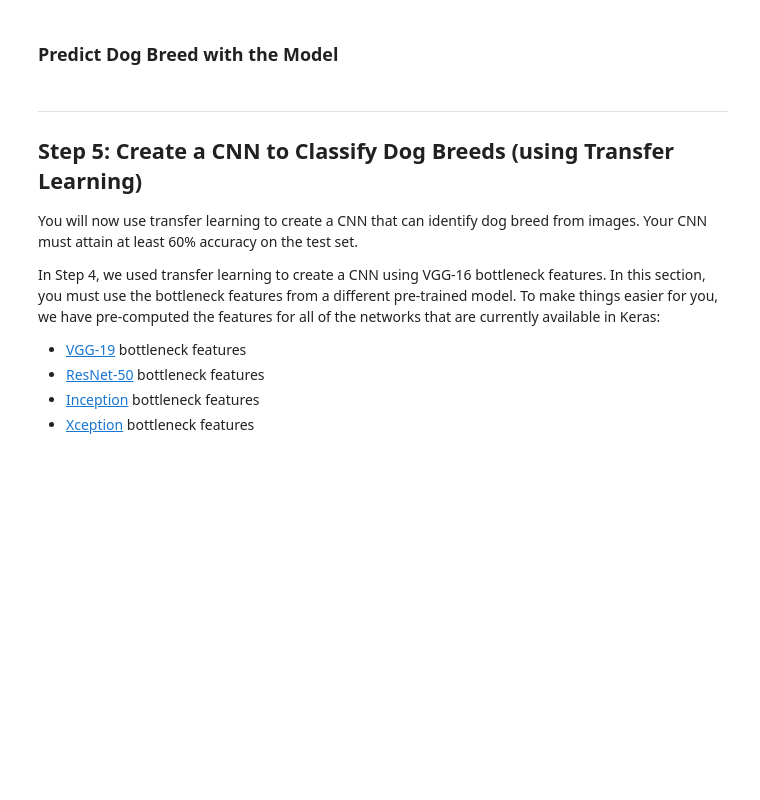
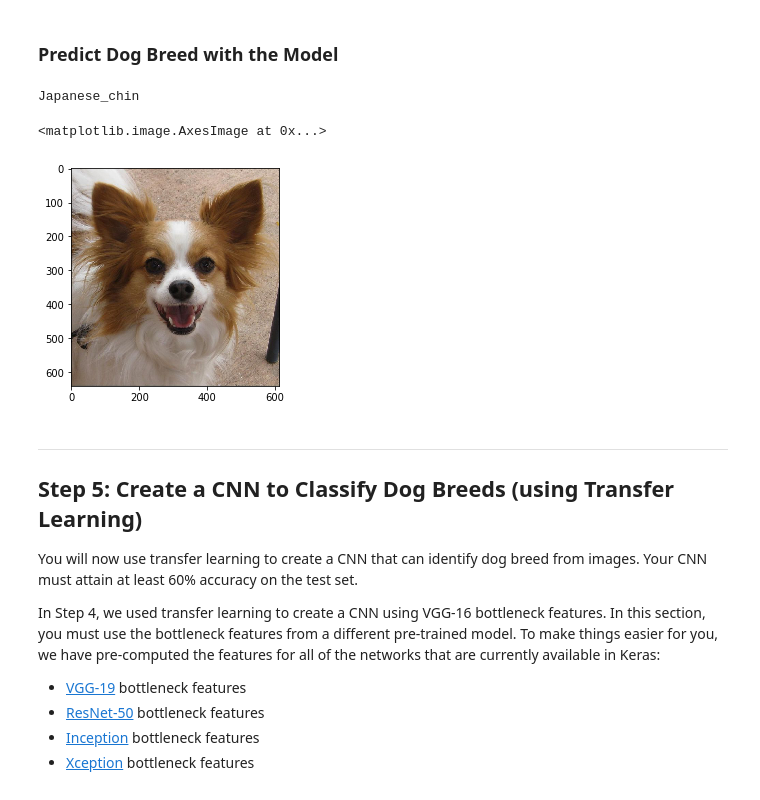
Before and after one commit to WillianPaiva/dog-project, a Jupyter notebook: dog_app.ipynb, the cells around one changed output. Saved outputs shown, nothing was run; the diff lists cells and outputs as text; code cells hidden in the pictures; blank space fills up the shorter version.

```diff
--- a/dog_app.ipynb
+++ b/dog_app.ipynb
@@ -516,14 +620,28 @@ print('Test accuracy: %.4f%%' % test_accuracy)
 ### Predict Dog Breed with the Model
 # %%
 from extract_bottleneck_features import *
+from matplotlib.pyplot import imshow
+from PIL import Image
+import random
+%matplotlib inline
 
 def VGG16_predict_breed(img_path):
     # extract bottleneck features
     bottleneck_feature = extract_VGG16(path_to_tensor(img_path))
     # obtain predicted vector
     predicted_vector = VGG16_model.predict(bottleneck_feature)
     # return dog breed that is predicted by the model
     return dog_names[np.argmax(predicted_vector)]
+
+
+dog = random.choice(test_files)
+print(VGG16_predict_breed(dog))
+pil_im = Image.open(dog, 'r')
+imshow(np.asarray(pil_im))
+# %% [output]
+Japanese_chin
+<matplotlib.image.AxesImage at 0x...>
+[figure, added]
 # %% [markdown]
 ---
 <a id='step5'></a>
```
Also changed, not shown: parts of 35 cells of this notebook, 3 other files.
